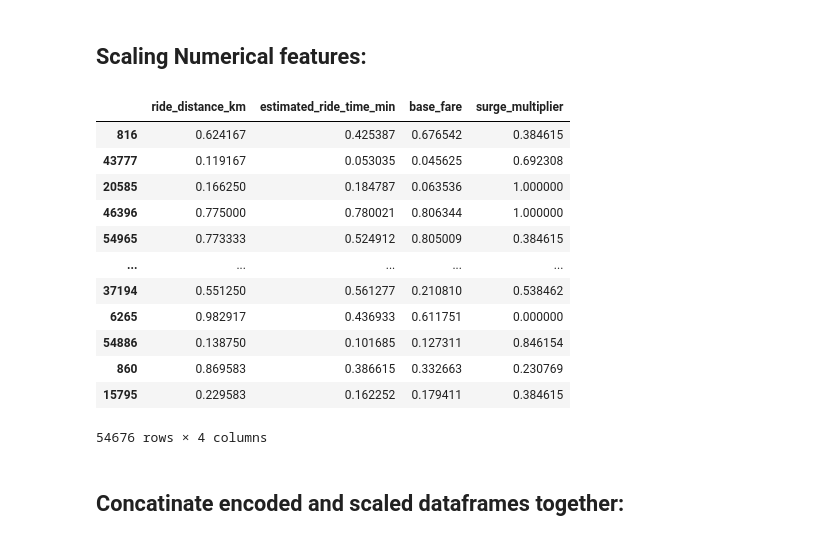
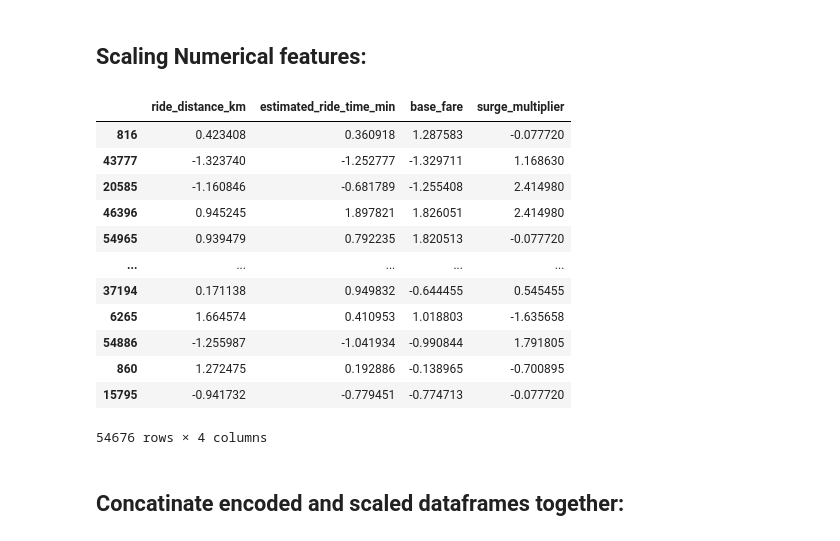
Before and after one commit to Manikandan-Rajendran93/P3.-Rapido-Intelligent-Mobility-Insights, a Jupyter notebook: fare_prediction.ipynb, the cells around one changed output. Saved outputs shown, nothing was run; the diff lists cells and outputs as text; code cells hidden in the pictures.

```diff
--- a/fare_prediction.ipynb
+++ b/fare_prediction.ipynb
@@ -171,24 +172,24 @@ memory usage: 9.2 MB
 # %% [markdown]
 ## Scaling Numerical features:
 # %%
-from sklearn.preprocessing import MinMaxScaler
-cols = ["ride_distance_km", "estimated_ride_time_min", "base_fare", "surge_multiplier"]
-MMS = MinMaxScaler()
-X_train_scaled = pd.DataFrame(MMS.fit_transform(X_train[cols]), columns = cols, index = X_train.index)
+numerical_features = ["ride_distance_km", "estimated_ride_time_min", "base_fare", "surge_multiplier"]
+from sklearn.preprocessing import StandardScaler
+SSC = StandardScaler()
+X_train_scaled = pd.DataFrame(SSC.fit_transform(X_train[numerical_features]), columns = numerical_features, index = X_train.index)
 X_train_scaled
 # %% [output]
 |  | ride_distance_km | estimated_ride_time_min | base_fare | surge_multiplier |
-| 816 | 0.624167 | 0.425387 | 0.676542 | 0.384615 |
-| 43777 | 0.119167 | 0.053035 | 0.045625 | 0.692308 |
-| 20585 | 0.166250 | 0.184787 | 0.063536 | 1.000000 |
-| 46396 | 0.775000 | 0.780021 | 0.806344 | 1.000000 |
-| 54965 | 0.773333 | 0.524912 | 0.805009 | 0.384615 |
+| 816 | 0.423408 | 0.360918 | 1.287583 | -0.077720 |
+| 43777 | -1.323740 | -1.252777 | -1.329711 | 1.168630 |
+| 20585 | -1.160846 | -0.681789 | -1.255408 | 2.414980 |
+| 46396 | 0.945245 | 1.897821 | 1.826051 | 2.414980 |
+| 54965 | 0.939479 | 0.792235 | 1.820513 | -0.077720 |
 | ... | ... | ... | ... | ... |
-| 37194 | 0.551250 | 0.561277 | 0.210810 | 0.538462 |
-| 6265 | 0.982917 | 0.436933 | 0.611751 | 0.000000 |
-| 54886 | 0.138750 | 0.101685 | 0.127311 | 0.846154 |
-| 860 | 0.869583 | 0.386615 | 0.332663 | 0.230769 |
-| 15795 | 0.229583 | 0.162252 | 0.179411 | 0.384615 |
+| 37194 | 0.171138 | 0.949832 | -0.644455 | 0.545455 |
+| 6265 | 1.664574 | 0.410953 | 1.018803 | -1.635658 |
+| 54886 | -1.255987 | -1.041934 | -0.990844 | 1.791805 |
+| 860 | 1.272475 | 0.192886 | -0.138965 | -0.700895 |
+| 15795 | -0.941732 | -0.779451 | -0.774713 | -0.077720 |
 54676 rows × 4 columns
 # %% [markdown]
 ## Concatinate encoded and scaled dataframes together:
```
Also changed, not shown: parts of 16 cells of this notebook, 7 other files.
